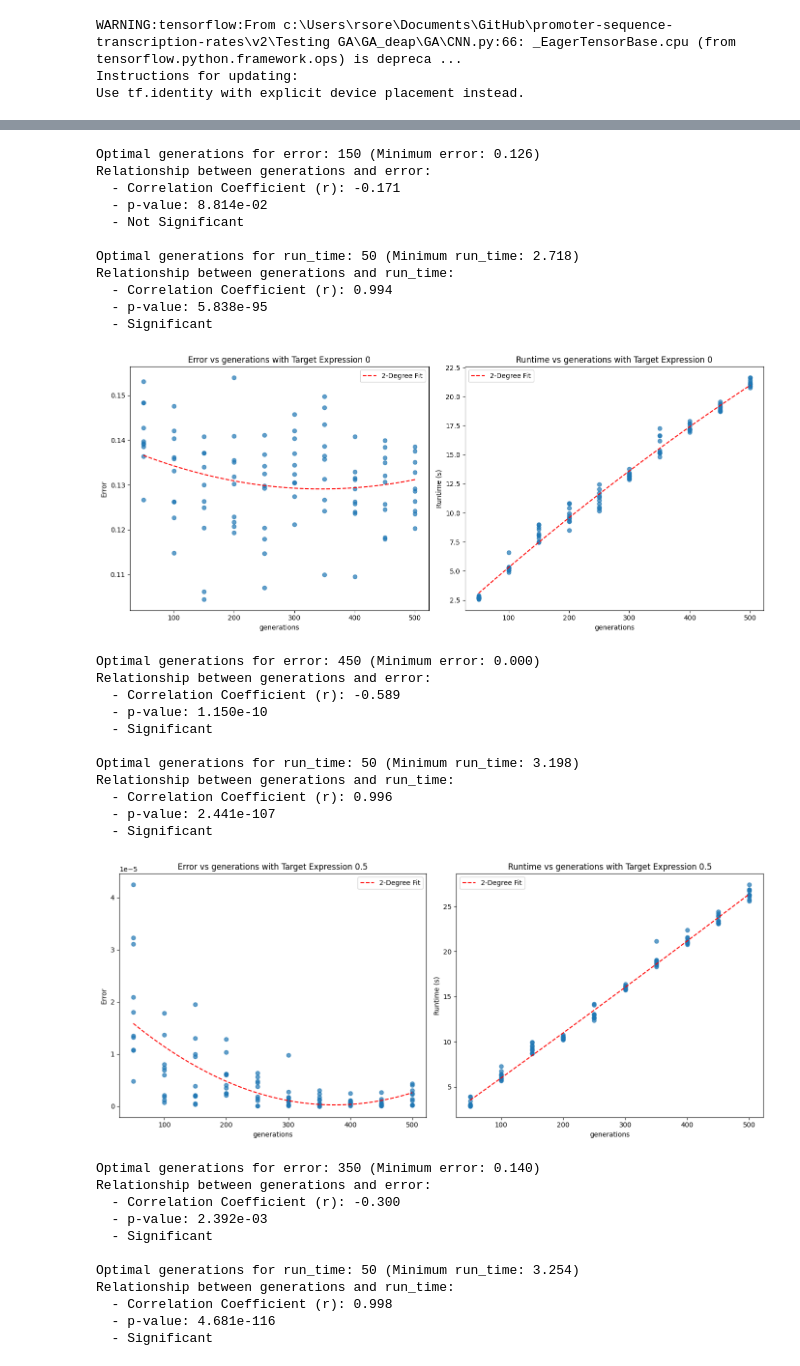
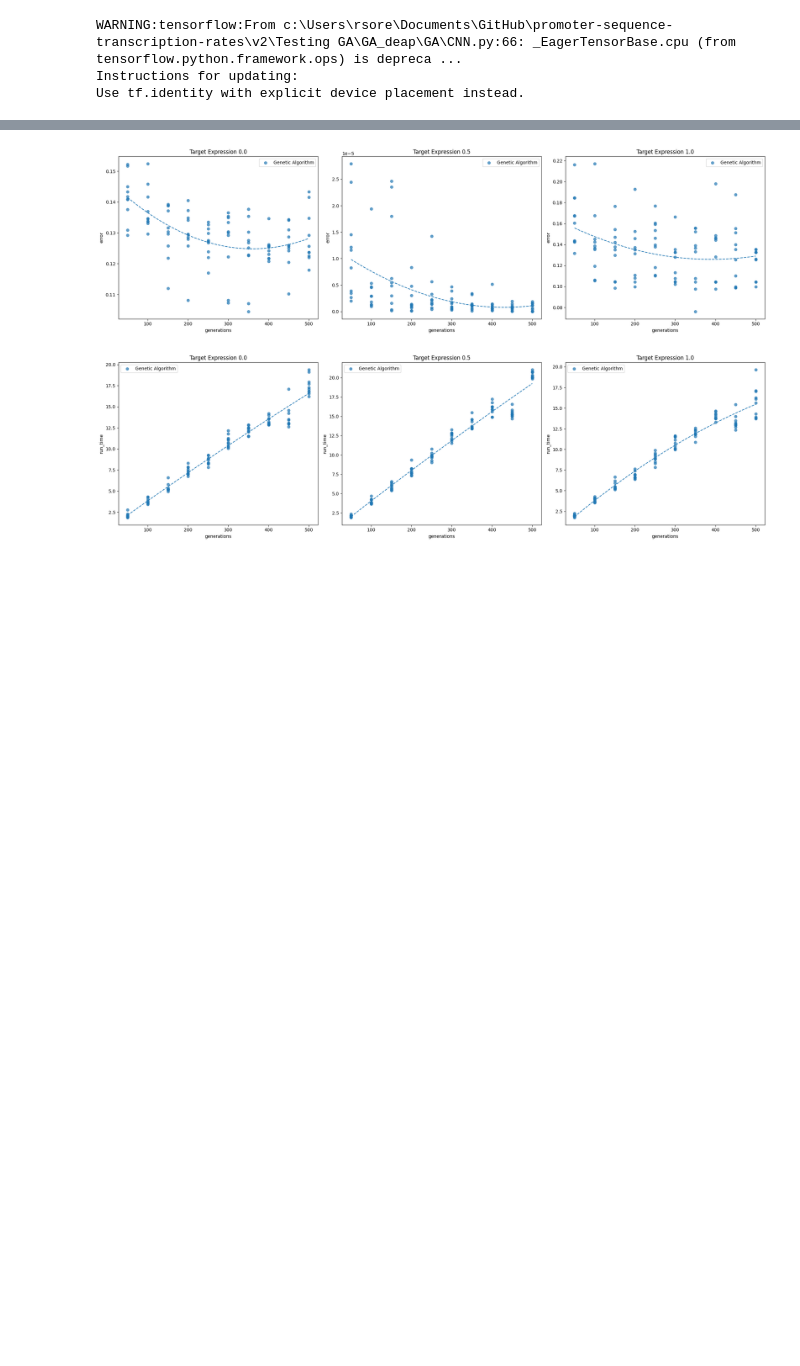
Before and after one commit to Rhys-sg/promoter-sequence-transcription-rates, a Jupyter notebook: v2/Testing GA/GA_deap/8_0_evaluation.ipynb, the cells around one changed output, grey strips where cells are left out. Cells and saved outputs as stored; diff of their text form; code cells hidden in the pictures; blank space fills up the shorter version.

```diff
--- a/v2/Testing GA/GA_deap/8_0_evaluation.ipynb
+++ b/v2/Testing GA/GA_deap/8_0_evaluation.ipynb
@@ -31,7 +32,7 @@ Use tf.identity with explicit device placement instead.
 # Read results (if necessary) and plot
 results_df = pd.read_csv(f'{shared_data_dir}population_size.csv')
 
-for target_expression in target_expressions:
-    filtered_df = results_df[results_df['target_expression'] == target_expression]
-    scatter_plot(filtered_df, target_expression, 'population_size', polynomial_degree=2)
+results_df['algorithm'] = 'Genetic Algorithm'
+for metric in ['error', 'run_time']:
+    combinatorial_scatter_plot_by_metric(results_df, metric, 'population_size', 'algorithm', polynomial_degree=2)
 # %% [output]
@@ -80,43 +47,10 @@ results_df = test_params(param_ranges, target_expressions, lineages, kwargs, to_
 # %%
 # Read results (if necessary) and plot
 results_df = pd.read_csv(f'{shared_data_dir}generations.csv')
 
-for target_expression in target_expressions:
-    filtered_df = results_df[results_df['target_expression'] == target_expression]
-    scatter_plot(filtered_df, target_expression, 'generations', polynomial_degree=2)
+results_df['algorithm'] = 'Genetic Algorithm'
+for metric in ['error', 'run_time']:
+    combinatorial_scatter_plot_by_metric(results_df, metric, 'generations', 'algorithm', polynomial_degree=2)
 # %% [output]
-Optimal generations for error: 150 (Minimum error: 0.126)
-Relationship between generations and error:
-  - Correlation Coefficient (r): -0.171
-  - p-value: 8.814e-02
-  - Not Significant
-
-Optimal generations for run_time: 50 (Minimum run_time: 2.718)
-Relationship between generations and run_time:
-  - Correlation Coefficient (r): 0.994
-  - p-value: 5.838e-95
-  - Significant
-[figure, old version]
+[figure, new version]
-Optimal generations for error: 450 (Minimum error: 0.000)
-Relationship between generations and error:
-  - Correlation Coefficient (r): -0.589
-  - p-value: 1.150e-10
-  - Significant
-
-Optimal generations for run_time: 50 (Minimum run_time: 3.198)
-Relationship between generations and run_time:
-  - Correlation Coefficient (r): 0.996
-  - p-value: 2.441e-107
-  - Significant
-[figure, old version]
+[figure, new version]
-Optimal generations for error: 350 (Minimum error: 0.140)
-Relationship between generations and error:
-  - Correlation Coefficient (r): -0.300
-  - p-value: 2.392e-03
-  - Significant
-
-Optimal generations for run_time: 50 (Minimum run_time: 3.254)
-Relationship between generations and run_time:
-  - Correlation Coefficient (r): 0.998
-  - p-value: 4.681e-116
-  - Significant
```
Also changed, not shown: parts of 3 cells of this notebook, 3 other files.
